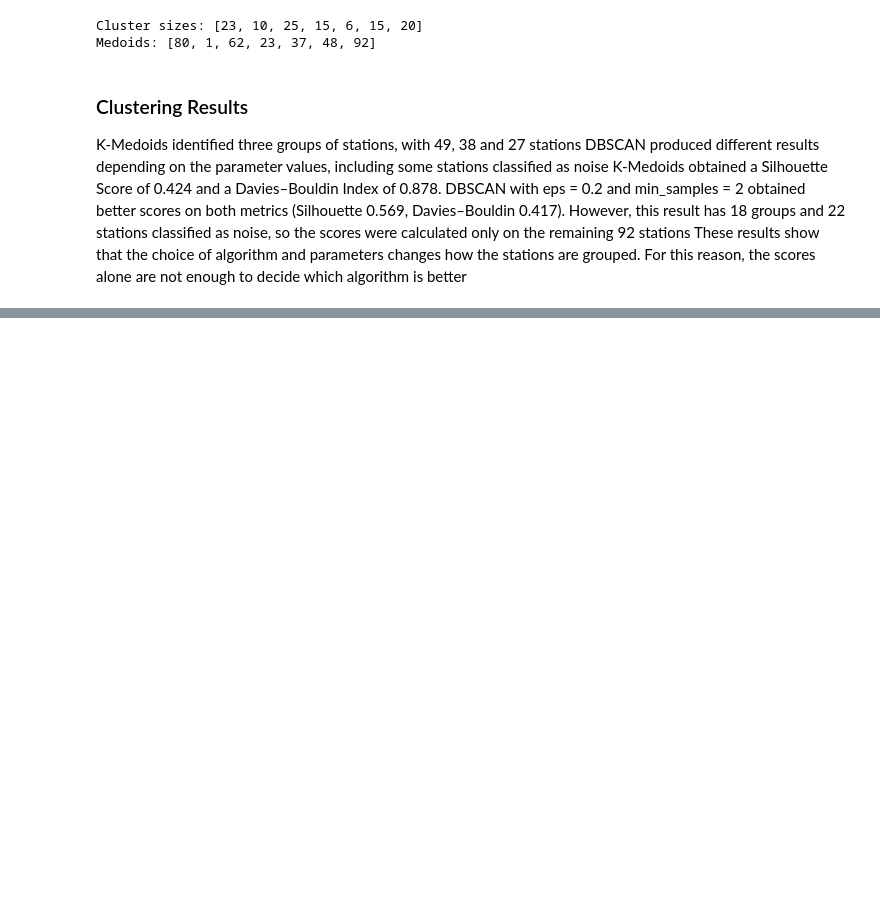
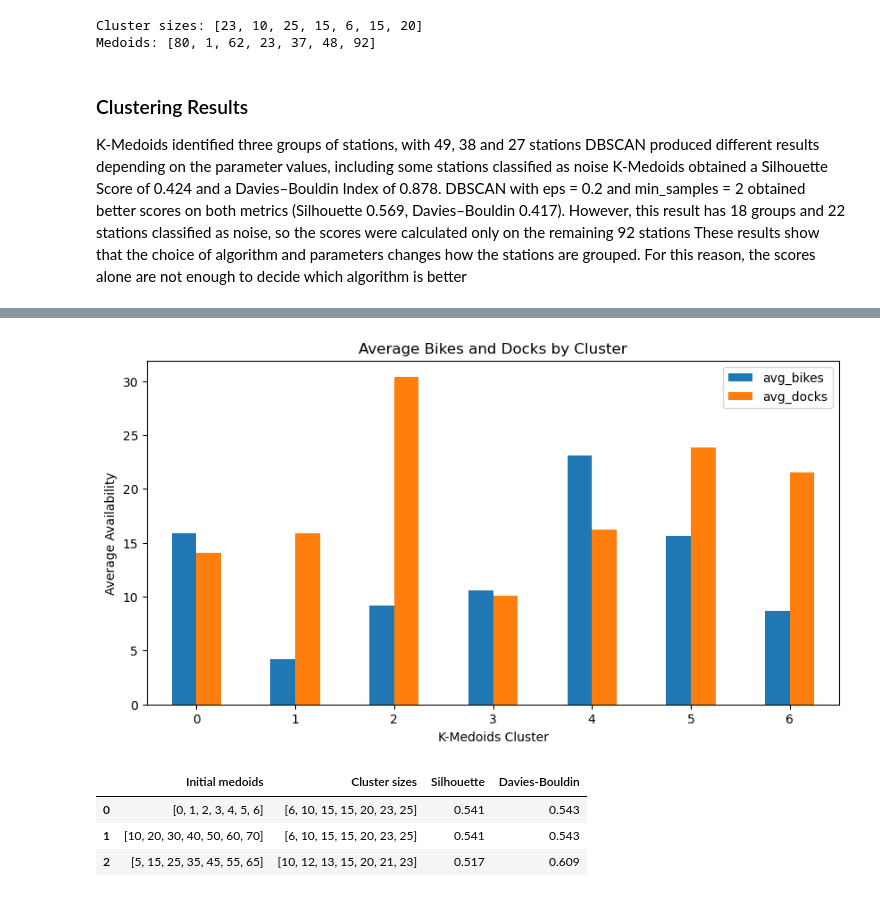
Before and after one commit to 2026248-bit/CA1MLB--2026248-, a Jupyter notebook: Notebook/CA1_MLB.ipynb, the cells around one changed output, grey strips where cells are left out. Saved outputs shown, nothing was run; the diff lists cells and outputs as text; code cells hidden in the pictures; blank space fills up the shorter version.

Commit message:
Complete clustering analysis and evaluation

```diff
--- a/Notebook/CA1_MLB.ipynb
+++ b/Notebook/CA1_MLB.ipynb
@@ -1334,0 +1380,9 @@ K-Medoids obtained a Silhouette Score of 0.424 and a Davies–Bouldin Index of 0
+# %%
+cluster_profiles = station_features.groupby("kmedoids_cluster").agg(
+    stations=("capacity", "count"),
+    avg_bikes=("avg_bikes", "mean"),
+    avg_docks=("avg_docks", "mean"),
+    avg_capacity=("capacity", "mean")
+)
+
+cluster_profiles.round(2)
@@ -1334,0 +1420,54 @@ K-Medoids obtained a Silhouette Score of 0.424 and a Davies–Bouldin Index of 0
+# %%
+cluster_profiles[["avg_bikes", "avg_docks"]].plot(
+    kind="bar",
+    figsize=(10, 5)
+)
+
+plt.xlabel("K-Medoids Cluster")
+plt.ylabel("Average Availability")
+plt.title("Average Bikes and Docks by Cluster")
+plt.xticks(rotation=0)
+plt.show()
+# %% [output]
+[figure, added]
+# %%
+initial_sets = [
+    [0, 1, 2, 3, 4, 5, 6],
+    [10, 20, 30, 40, 50, 60, 70],
+    [5, 15, 25, 35, 45, 55, 65]
+]
+
+stability_results = []
+
+for initial_medoids in initial_sets:
+    model = kmedoids(
+        distance_matrix,
+        initial_medoids,
+        data_type="distance_matrix"
+    )
+    model.process()
+    test_clusters = model.get_clusters()
+
+    labels_test = [-1] * len(X_scaled)
+
+    for i, cluster in enumerate(test_clusters):
+        for station in cluster:
+            labels_test[station] = i
+
+    stability_results.append({
+        "Initial medoids": str(initial_medoids),
+        "Cluster sizes": sorted([len(c) for c in test_clusters]),
+        "Silhouette": round(
+            silhouette_score(X_scaled, labels_test), 3
+        ),
+        "Davies-Bouldin": round(
+            davies_bouldin_score(X_scaled, labels_test), 3
+        )
+    })
+
+pd.DataFrame(stability_results)
+# %% [output]
+|  | Initial medoids | Cluster sizes | Silhouette | Davies-Bouldin |
+| 0 | [0, 1, 2, 3, 4, 5, 6] | [6, 10, 15, 15, 20, 23, 25] | 0.541 | 0.543 |
+| 1 | [10, 20, 30, 40, 50, 60, 70] | [6, 10, 15, 15, 20, 23, 25] | 0.541 | 0.543 |
+| 2 | [5, 15, 25, 35, 45, 55, 65] | [10, 12, 13, 15, 20, 21, 23] | 0.517 | 0.609 |
```
Also changed, not shown: parts of 10 cells of this notebook.
